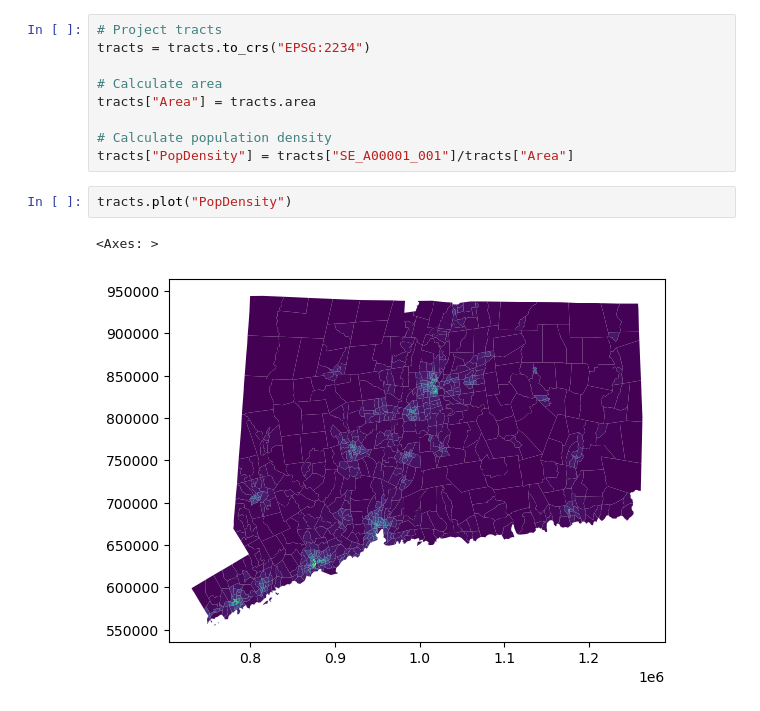
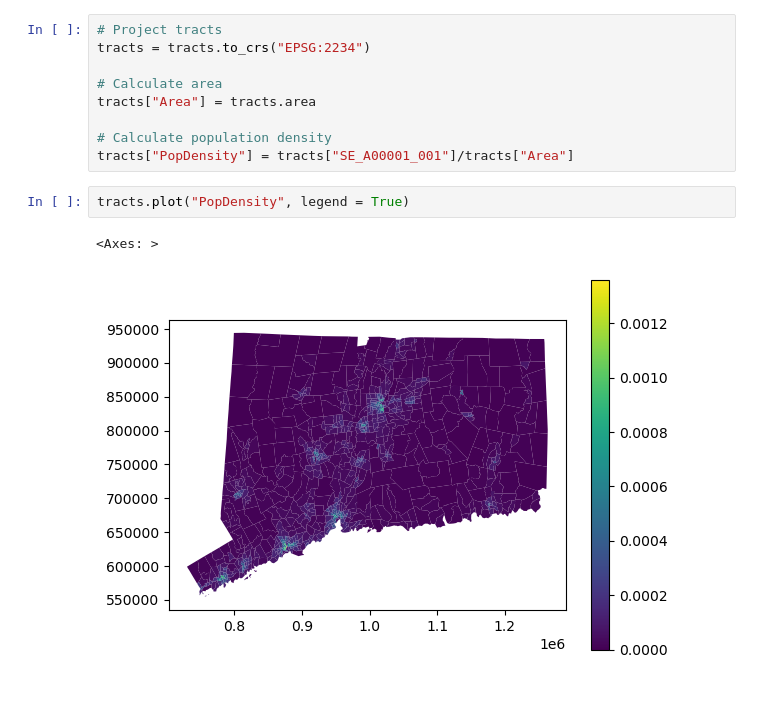
Before and after one commit to Liam-W-Smith/csci-0451-final-project, a Jupyter notebook: code/final_project.ipynb, the cells around one changed output. Saved outputs shown, nothing was run; the diff lists cells and outputs as text.

```diff
--- a/code/final_project.ipynb
+++ b/code/final_project.ipynb
@@ -41,7 +41,7 @@ tracts["Area"] = tracts.area
 # Calculate population density
 tracts["PopDensity"] = tracts["SE_A00001_001"]/tracts["Area"]
 # %%
-tracts.plot("PopDensity")
+tracts.plot("PopDensity", legend = True)
 # %% [output]
 <Axes: >
-[figure, old version]
+[figure, new version]
```
